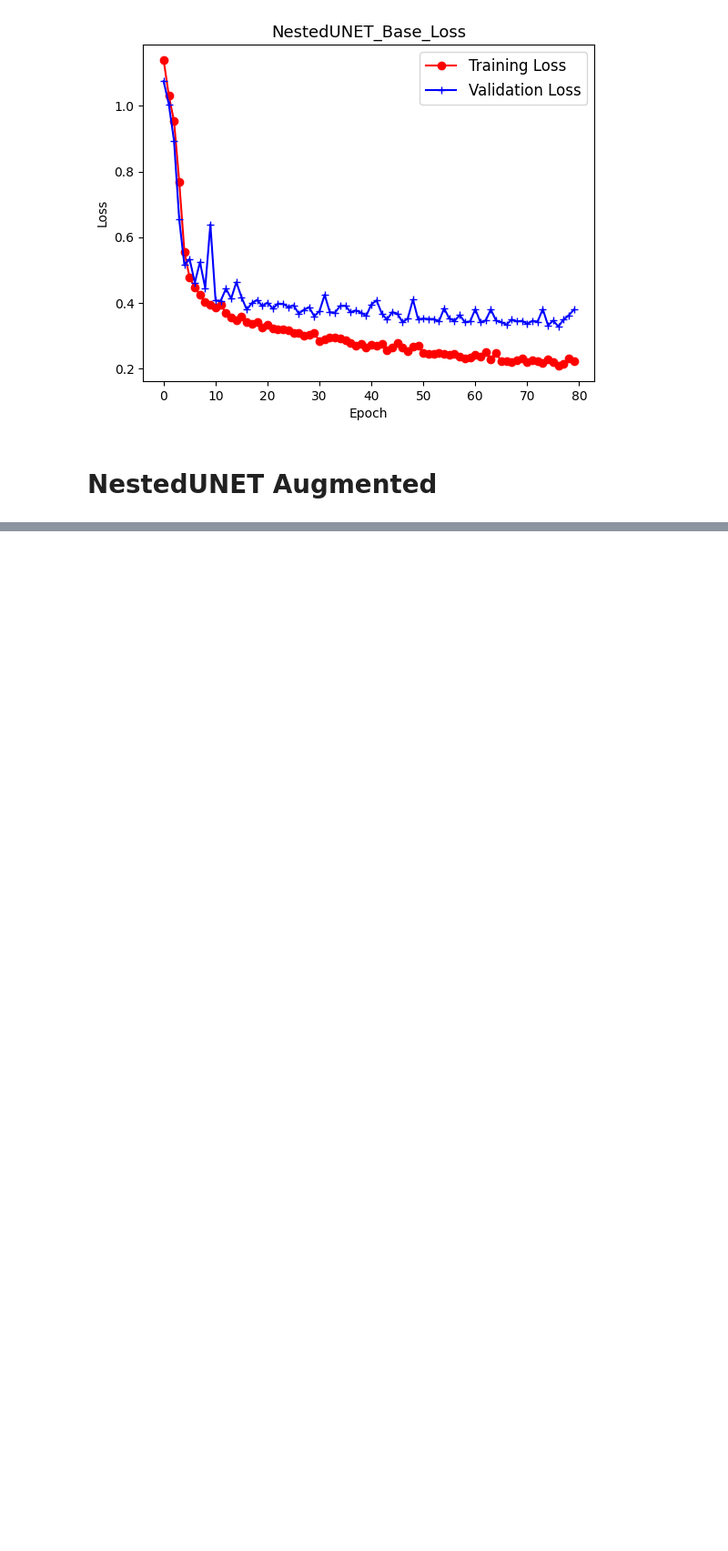
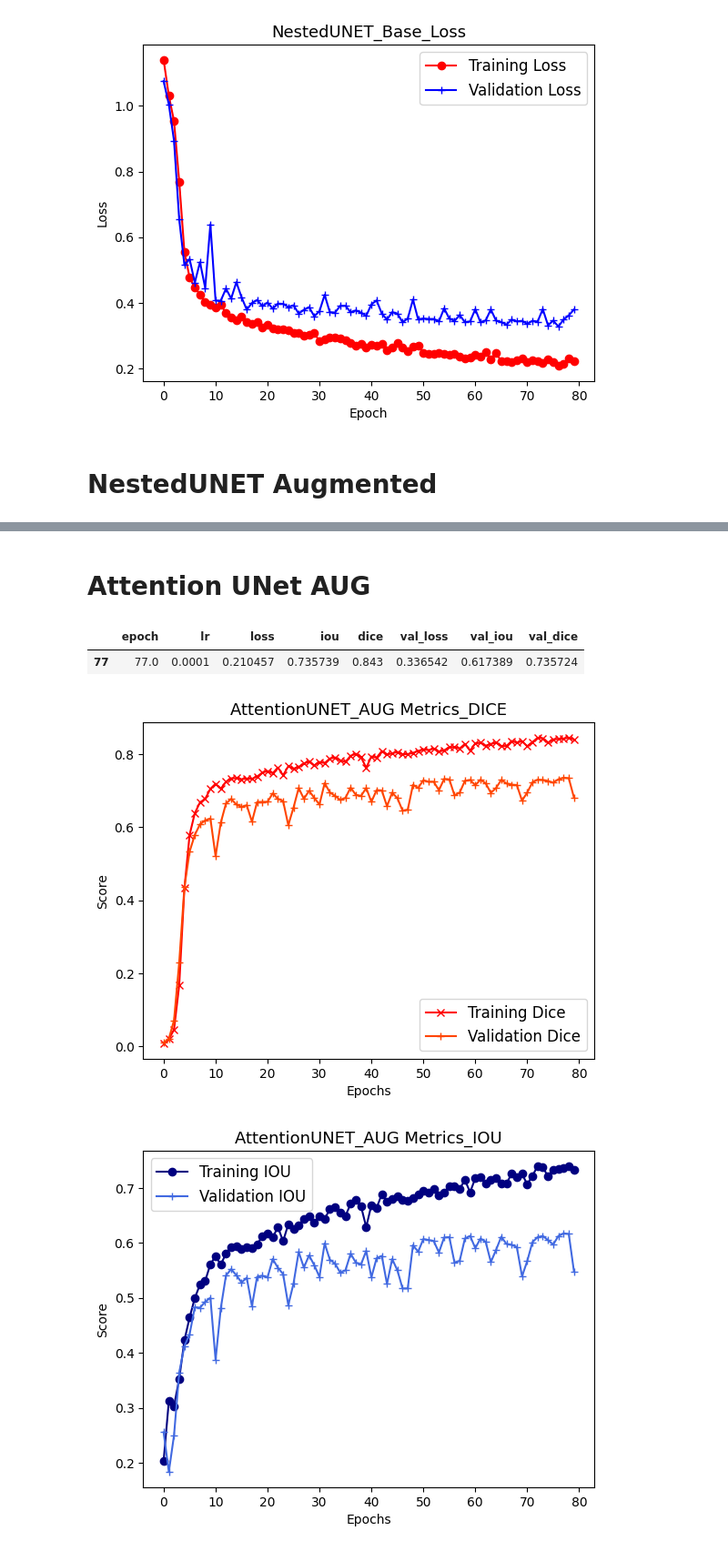
Before and after one commit to vinibfr/lung_seg, a Jupyter notebook: nodule_segmentation_v1/notebook/CheckResults.ipynb, the cells around one changed output, grey strips where cells are left out. Shown at 91% size. Drawn from its saved outputs; the diff is of its cells as text; code cells hidden in the pictures; blank space fills up the shorter version.

```diff
--- a/nodule_segmentation_v1/notebook/CheckResults.ipynb
+++ b/nodule_segmentation_v1/notebook/CheckResults.ipynb
@@ -141,0 +213,15 @@ plot_loss(NestedUNET_Aug,'NestedUNET_Augmented_Loss')
+# %% [markdown]
+# Attention UNet AUG
+# %%
+AttentionUNET_AUG.sort_values('val_dice',ascending=False).head(1)
+# %% [output]
+|  | epoch | lr | loss | iou | dice | val_loss | val_iou | val_dice |
+| 77 | 77.0 | 0.0001 | 0.210457 | 0.735739 | 0.843 | 0.336542 | 0.617389 | 0.735724 |
+# %%
+AttentionUNET_AUG= rename(AttentionUNET_AUG)
+plot_metric(AttentionUNET_AUG,'AttentionUNET_AUG Metrics_DICE')
+plot_metric(AttentionUNET_AUG,'AttentionUNET_AUG Metrics_IOU',False)
+plot_loss(AttentionUNET_AUG,'AttentionUNET_AUG Loss')
+# %% [output]
+[figure, added]
+[figure, added]
```
Also changed, not shown: parts of 22 cells of this notebook, 24 other files.
